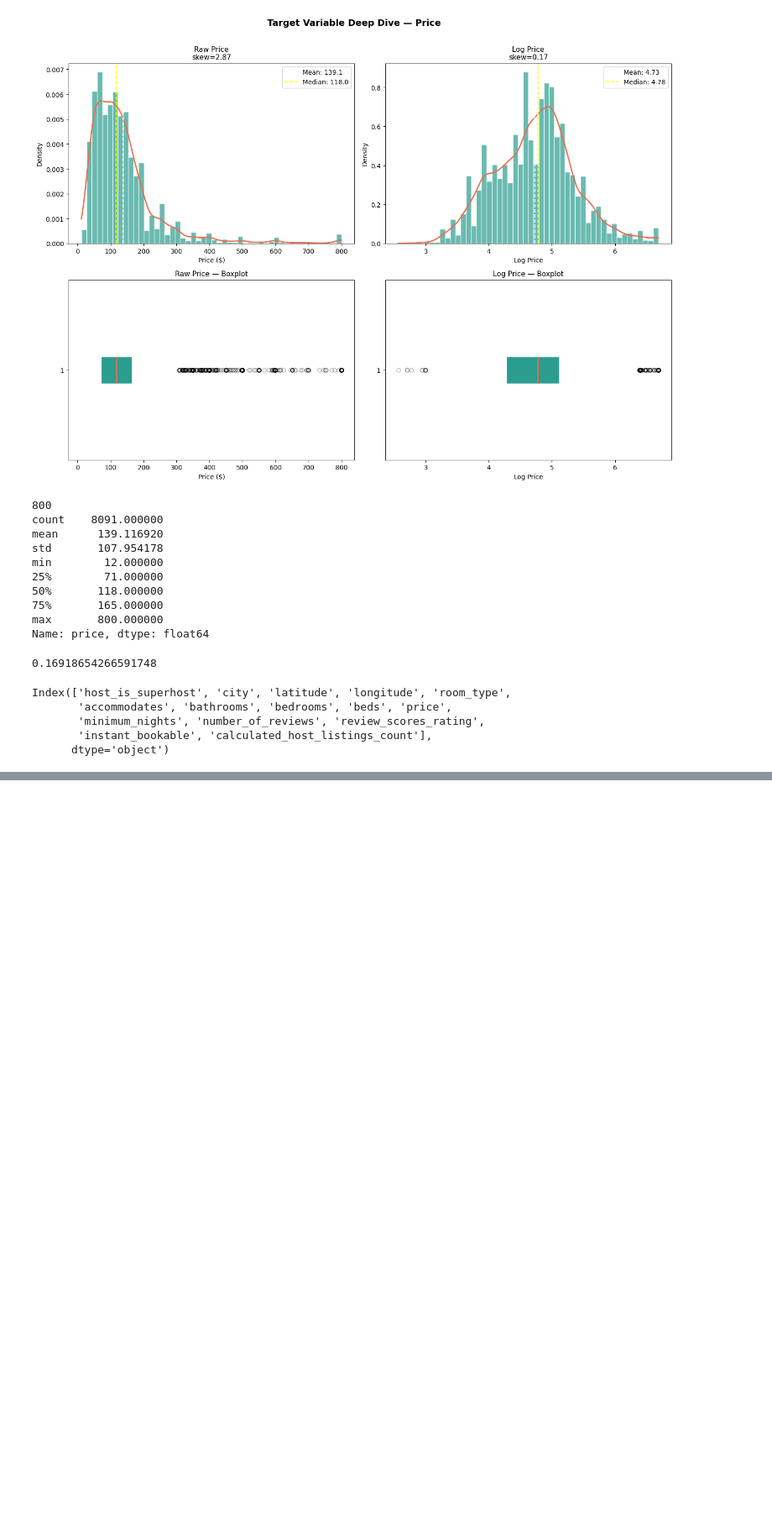
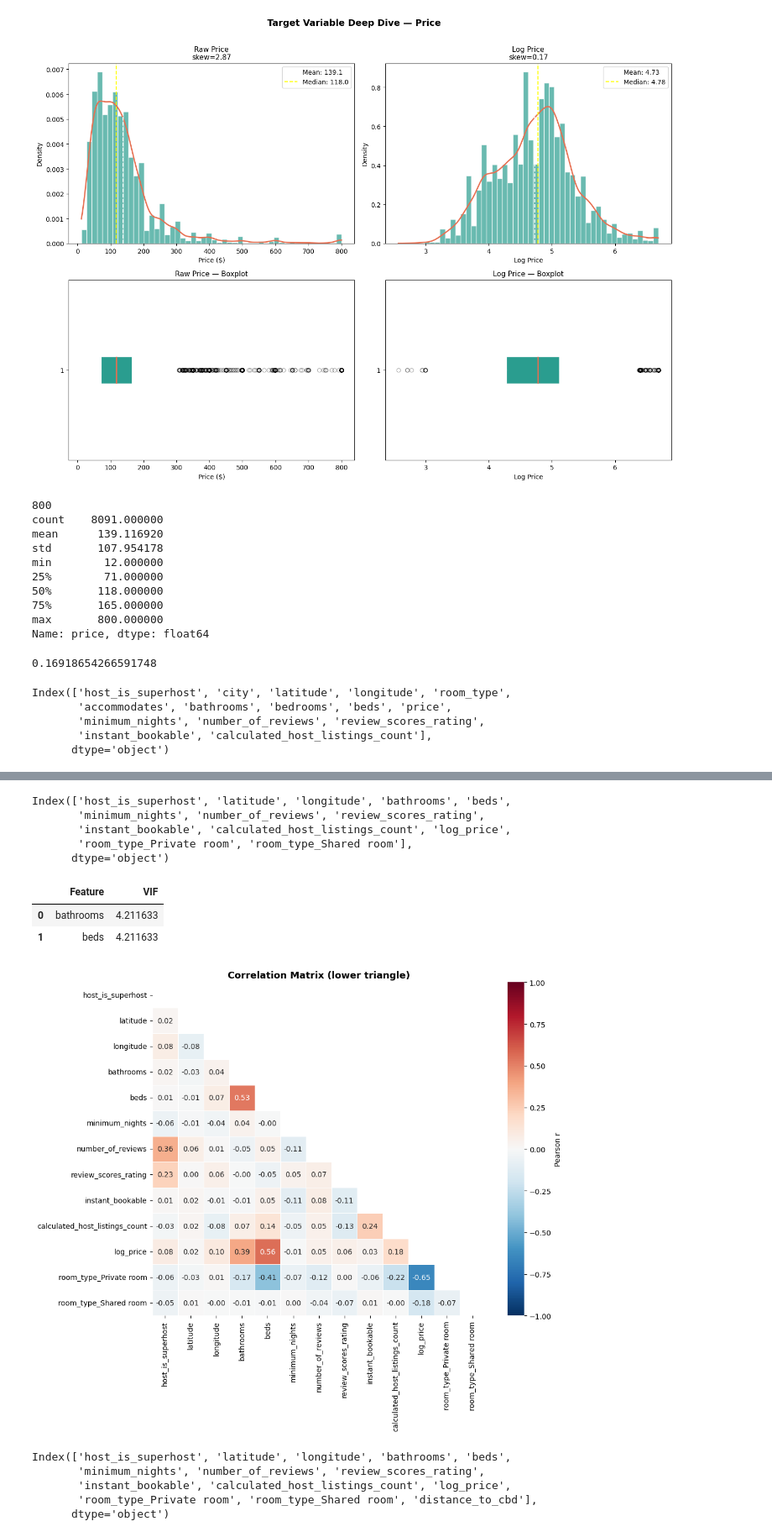
Before and after one commit to Anirudh-red11/Comp_ML_Melb_airbnb, a Jupyter notebook: notebook/mainnote.ipynb, the cells around one changed output, grey strips where cells are left out. Shown at 84% size. Drawn from its saved outputs; the diff is of its cells as text; code cells hidden in the pictures; blank space fills up the shorter version.

```diff
--- a/notebook/mainnote.ipynb
+++ b/notebook/mainnote.ipynb
@@ -650,0 +656,2 @@ dtype: object
+# %%
+corr_df=corr_df.drop(columns=['accommodates'])
@@ -650,0 +686,34 @@ dtype: object
+# %%
+# Dropping bedrooms
+corr_df=corr_df.drop(columns=['bedrooms'])
+# %%
+corr_df.columns
+# %% [output]
+Index(['host_is_superhost', 'latitude', 'longitude', 'bathrooms', 'beds',
+       'minimum_nights', 'number_of_reviews', 'review_scores_rating',
+       'instant_bookable', 'calculated_host_listings_count', 'log_price',
+       'room_type_Private room', 'room_type_Shared room'],
+      dtype='object')
+# %%
+scatter_columns=['bathrooms','beds']
+calculate_vif(corr_df,scatter_columns)
+# %% [output]
+|  | Feature | VIF |
+| 0 | bathrooms | 4.211633 |
+| 1 | beds | 4.211633 |
+# %%
+corr_matrix = corr_df.corr()
+
+fig, ax = plt.subplots(figsize=(11, 9))
+mask = np.triu(np.ones_like(corr_matrix, dtype=bool))   # only lower triangle
+sns.heatmap(
+    corr_matrix, mask=mask, annot=True, fmt='.2f',
+    cmap='RdBu_r', center=0, vmin=-1, vmax=1,
+    square=True, linewidths=0.5, ax=ax,
+    cbar_kws={'label': 'Pearson r'}
+)
+ax.set_title('Correlation Matrix (lower triangle)', fontsize=13, fontweight='bold')
+plt.tight_layout()
+plt.show()
+# %% [output]
+[figure, added]
@@ -650,0 +737,8 @@ dtype: object
+# %%
+corr_df.columns
+# %% [output]
+Index(['host_is_superhost', 'latitude', 'longitude', 'bathrooms', 'beds',
+       'minimum_nights', 'number_of_reviews', 'review_scores_rating',
+       'instant_bookable', 'calculated_host_listings_count', 'log_price',
+       'room_type_Private room', 'room_type_Shared room', 'distance_to_cbd'],
+      dtype='object')
```
Also changed, not shown: parts of 19 cells of this notebook, 3 other files.
